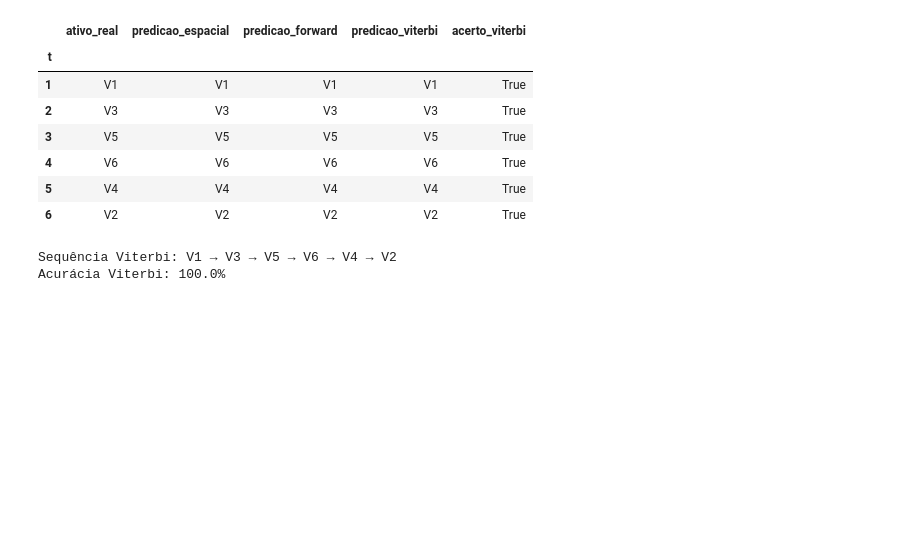
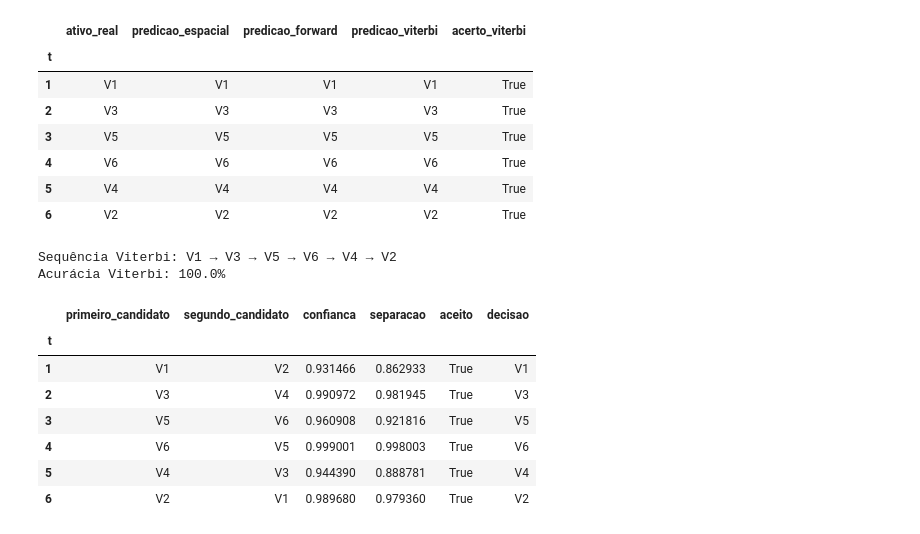
Before and after one commit to gabrieldutraschwaab/asset-disambiguation-hmm, a Jupyter notebook: notebooks/01_cenario_sintetico.ipynb, the cells around one changed output. Saved outputs shown, nothing was run; the diff lists cells and outputs as text; code cells hidden in the pictures; blank space fills up the shorter version.

```diff
--- a/notebooks/01_cenario_sintetico.ipynb
+++ b/notebooks/01_cenario_sintetico.ipynb
@@ -1391,3 +1391,102 @@ print(
 | 6 | V2 | V2 | V2 | V2 | True |
 Sequência Viterbi: V1 → V3 → V5 → V6 → V4 → V2
 Acurácia Viterbi: 100.0%
+# %%
+def aplicar_regra_abstencao(
+    matriz_probabilidades,
+    limiar_confianca,
+    limiar_separacao,
+):
+    resultados = []
+
+    for instante, probabilidades in (
+        matriz_probabilidades.iterrows()
+    ):
+        probabilidades_ordenadas = (
+            probabilidades.sort_values(
+                ascending=False
+            )
+        )
+
+        primeiro_candidato = (
+            probabilidades_ordenadas.index[0]
+        )
+        segundo_candidato = (
+            probabilidades_ordenadas.index[1]
+        )
+
+        maior_probabilidade = float(
+            probabilidades_ordenadas.iloc[0]
+        )
+        segunda_probabilidade = float(
+            probabilidades_ordenadas.iloc[1]
+        )
+
+        separacao = (
+            maior_probabilidade
+            - segunda_probabilidade
+        )
+
+        aceito = bool(
+            maior_probabilidade
+            >= limiar_confianca
+            and separacao
+            >= limiar_separacao
+        )
+
+        resultados.append(
+            {
+                "t": instante,
+                "primeiro_candidato": primeiro_candidato,
+                "segundo_candidato": segundo_candidato,
+                "confianca": maior_probabilidade,
+                "separacao": separacao,
+                "aceito": aceito,
+                "decisao": (
+                    primeiro_candidato
+                    if aceito
+                    else "ABSTENCAO"
+                ),
+            }
+        )
+
+    return (
+        pd.DataFrame(resultados)
+        .set_index("t")
+    )
+
+
+limiar_confianca_exemplo = 0.80
+limiar_separacao_exemplo = 0.25
+
+decisoes_forward_exemplo = (
+    aplicar_regra_abstencao(
+        matriz_probabilidades=(
+            posteriores_forward_exemplo
+        ),
+        limiar_confianca=(
+            limiar_confianca_exemplo
+        ),
+        limiar_separacao=(
+            limiar_separacao_exemplo
+        ),
+    )
+)
+
+display(
+    decisoes_forward_exemplo.round(
+        {
+            "confianca": 6,
+            "separacao": 6,
+        }
+    )
+)
+# %% [output]
+|  | primeiro_candidato | segundo_candidato | confianca | separacao | aceito | decisao |
+| t |  |  |  |  |  |  |
+| 1 | V1 | V2 | 0.931466 | 0.862933 | True | V1 |
+| 2 | V3 | V4 | 0.990972 | 0.981945 | True | V3 |
+| 3 | V5 | V6 | 0.960908 | 0.921816 | True | V5 |
+| 4 | V6 | V5 | 0.999001 | 0.998003 | True | V6 |
+| 5 | V4 | V3 | 0.944390 | 0.888781 | True | V4 |
+| 6 | V2 | V1 | 0.989680 | 0.979360 | True | V2 |
```
Also changed, not shown: parts of 12 cells of this notebook, 3 other files.
